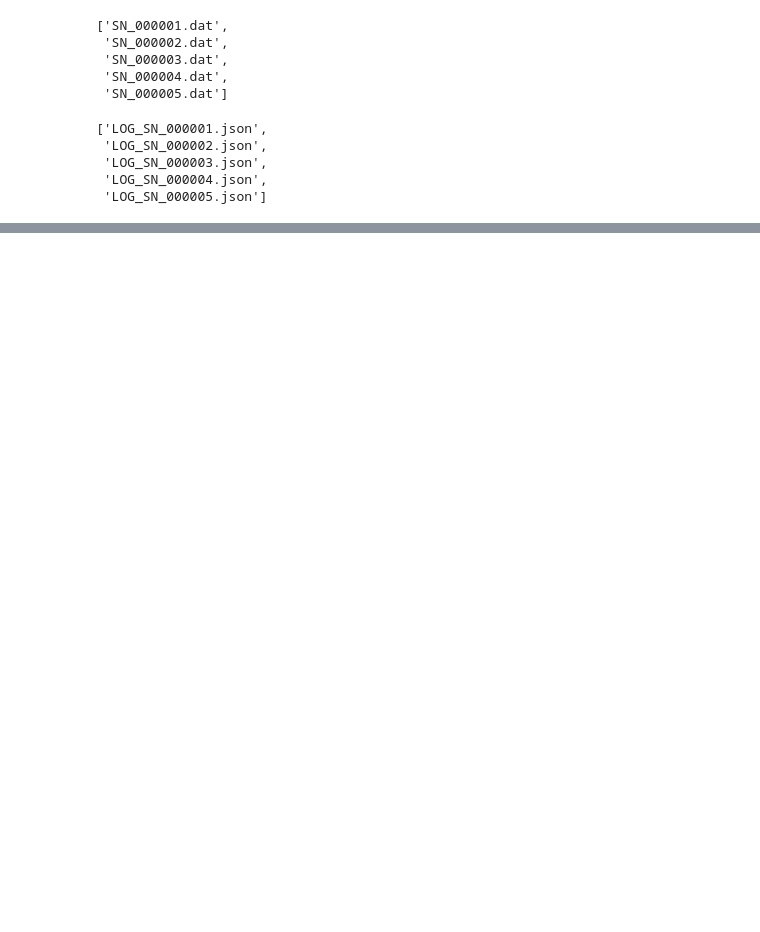
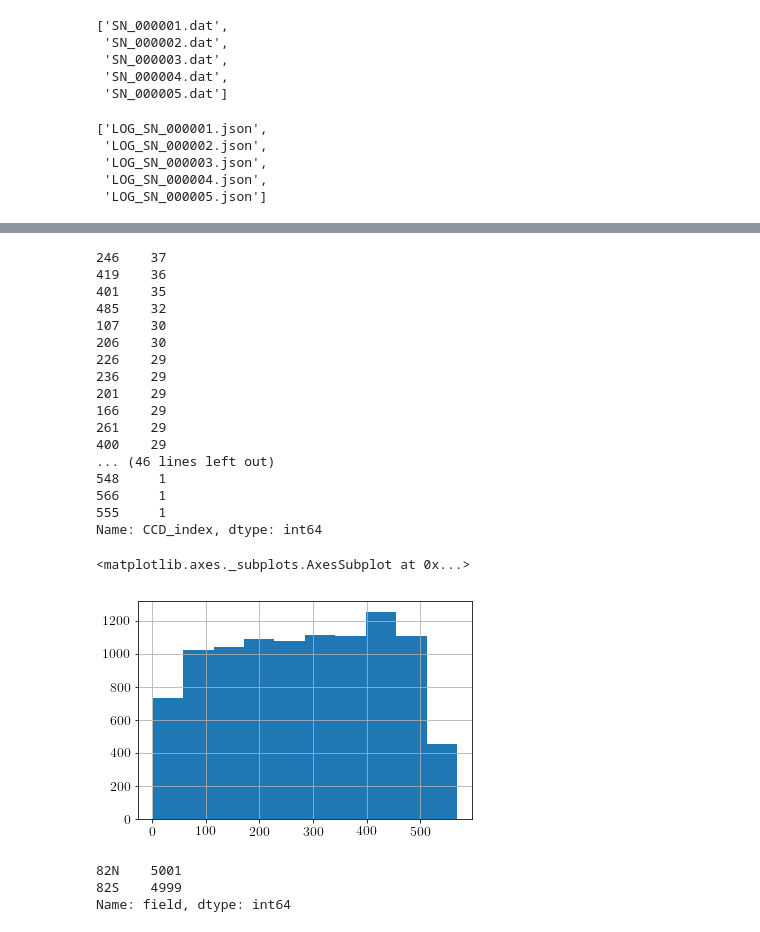
Before and after one commit to RobFirth/LSST_tools, a Jupyter notebook: lsst_tools/sims/notebooks/Check SDSS Sims.ipynb, the cells around one changed output, grey strips where cells are left out. Cells and saved outputs as stored; diff of their text form; code cells hidden in the pictures; blank space fills up the shorter version.

```diff
--- a/lsst_tools/sims/notebooks/Check SDSS Sims.ipynb
+++ b/lsst_tools/sims/notebooks/Check SDSS Sims.ipynb
@@ -90,0 +114,29 @@ output_df = pd.DataFrame.from_dict(alldata)
+# %%
+print(output_df["CCD_index"].value_counts())
+output_df["CCD_index"].hist()
+# %% [output]
+246    37
+419    36
+401    35
+485    32
+107    30
+206    30
+226    29
+236    29
+201    29
+166    29
+261    29
+400    29
+... (46 lines left out)
+548     1
+566     1
+555     1
+Name: CCD_index, dtype: int64
+<matplotlib.axes._subplots.AxesSubplot at 0x...>
+[figure, added]
+# %%
+print(output_df["field"].value_counts())
+# %% [output]
+82N    5001
+82S    4999
+Name: field, dtype: int64
```
Also changed, not shown: parts of 8 cells of this notebook, 2 other files.
